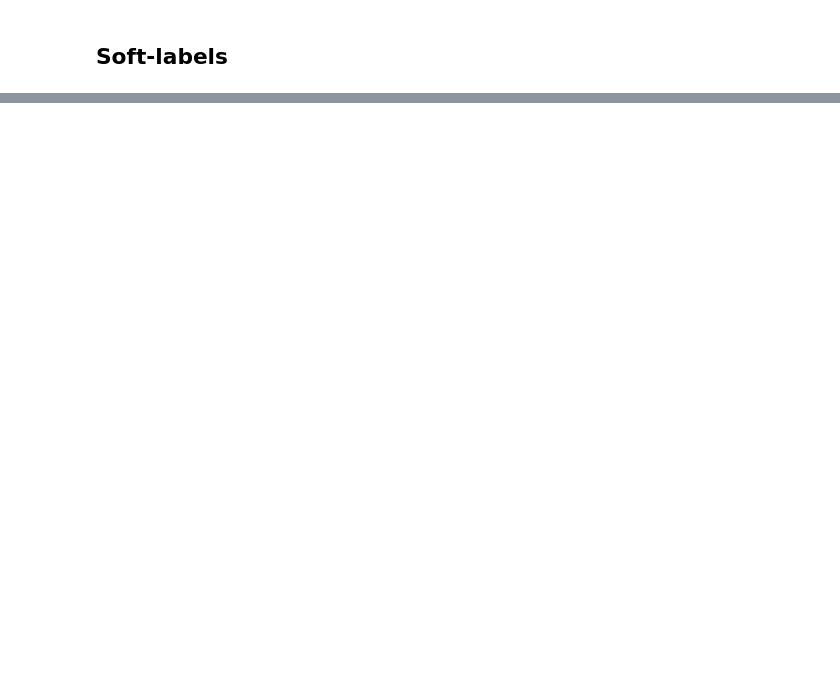
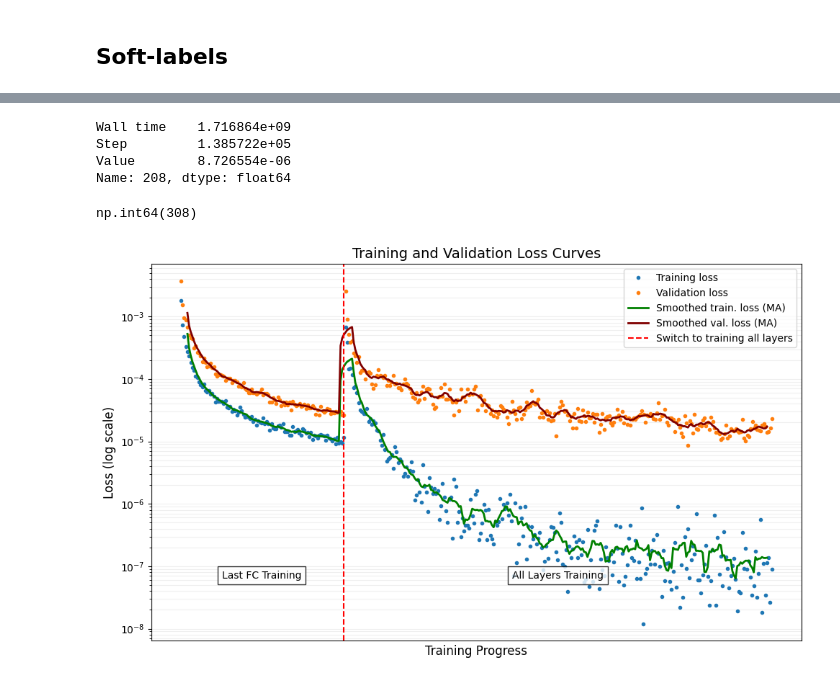
Before and after one commit to Lexmidan/ml_tokamak, a Jupyter notebook: visualization_sanbox.ipynb, the cells around one changed output, grey strips where cells are left out. Drawn from its saved outputs; the diff is of its cells as text; code cells hidden in the pictures; blank space fills up the shorter version.

```diff
--- a/visualization_sanbox.ipynb
+++ b/visualization_sanbox.ipynb
@@ -468,0 +487,70 @@ plt.show()
+# %%
+### Train and validation loss curves
+
+last_fc = pd.read_csv('/compass/Shared/Users/bogdanov/ml_tokamak/visualization_data/24-05-27, 20-00-44 both, finer lr_scheduler, 3 classes, resnet34_last_fc.csv')
+all_layers = pd.read_csv('/compass/Shared/Users/bogdanov/ml_tokamak/visualization_data/24-05-27, 20-00-44 both, finer lr_scheduler, 3 classes, resnet34_all_layers.csv')
+
+last_fc_val = pd.read_csv('/compass/Shared/Users/bogdanov/ml_tokamak/visualization_data/24-05-27, 20-00-44 both, finer lr_scheduler, 3 classes, resnet34_last_fc_val.csv')
+all_layers_val = pd.read_csv('/compass/Shared/Users/bogdanov/ml_tokamak/visualization_data/24-05-27, 20-00-44 both, finer lr_scheduler, 3 classes, resnet34_all_layers_val.csv')
+# %%
+all_layers['Step'] = all_layers['Step'] + last_fc['Step'].max()
+training_curves = pd.concat([last_fc, all_layers])
+
+last_fc_val['Step']*=2.54
+all_layers_val['Step']*=2.54
+
+all_layers_val['Step'] = all_layers_val['Step'] + last_fc_val['Step'].max()
+training_curves_val = pd.concat([last_fc_val, all_layers_val])
+# %%
+training_curves_val.iloc[308]
+# %% [output]
+Wall time    1.716864e+09
+Step         1.385722e+05
+Value        8.726554e-06
+Name: 208, dtype: float64
+# %%
+np.argmin(training_curves_val['Value'])
+# %% [output]
+np.int64(308)
+# %%
+
+
+fig, ax = plt.subplots(figsize=(10, 6))
+ax.semilogy(training_curves['Step'], training_curves['Value'], 'o', markersize=3, label='Training loss')
+ax.semilogy(training_curves_val['Step'], training_curves_val['Value'], 'o', markersize=3, label='Validation loss')
+
+# Add a smoothed curve with moving average
+window_size = 8
+smoothed_values = training_curves['Value'].rolling(window=window_size, center=True).mean()
+ax.semilogy(training_curves['Step'], smoothed_values, label='Smoothed train. loss (MA)', linewidth=2, color='green')
+
+smoothed_values_val = training_curves_val['Value'].rolling(window=window_size, center=True).mean()
+ax.semilogy(training_curves_val['Step'], smoothed_values_val, label='Smoothed val. loss (MA)', linewidth=2, color='maroon')
+
+# Get the x-axis range
+total_steps = training_curves['Step'].max()
+transition_point = last_fc['Step'].max()
+
+# Remove x-axis ticks and numbers
+ax.set_xticks([])
+ax.set_xticklabels([])
+
+# Add custom labels for training progress
+ax.set_xlabel('Training Progress', fontsize=12)
+ax.set_ylabel('Loss (log scale)', fontsize=12)
+ax.set_title('Training and Validation Loss Curves', fontsize=14)
+ax.grid(True, which="both", ls="-", alpha=0.2)
+
+# Add vertical line to indicate where we switched from training last_fc to all_layers
+ax.axvline(x=transition_point, color='r', linestyle='--', label='Switch to training all layers')
+
+# Add custom labels for phases
+ax.text(transition_point/2, ax.get_ylim()[0]*10, "Last FC Training",
+    ha='center', fontsize=10, bbox=dict(facecolor='white', alpha=0.8))
+ax.text((transition_point + total_steps)/2, ax.get_ylim()[0]*10, "All Layers Training",
+    ha='center', fontsize=10, bbox=dict(facecolor='white', alpha=0.8))
+
+ax.legend(fontsize=10)
+plt.tight_layout()
+# %% [output]
+[figure, added]
```
Also changed, not shown: parts of 39 cells of this notebook, 14 other files.
